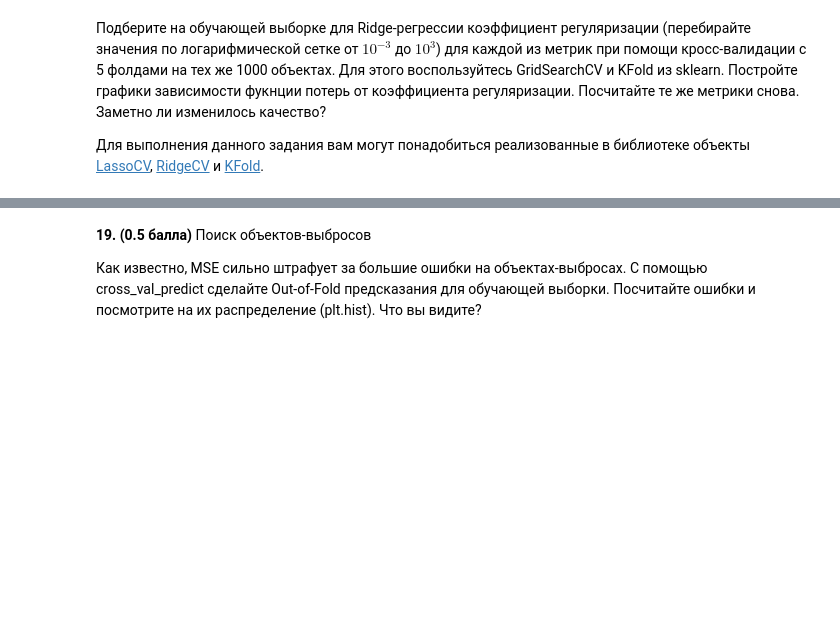
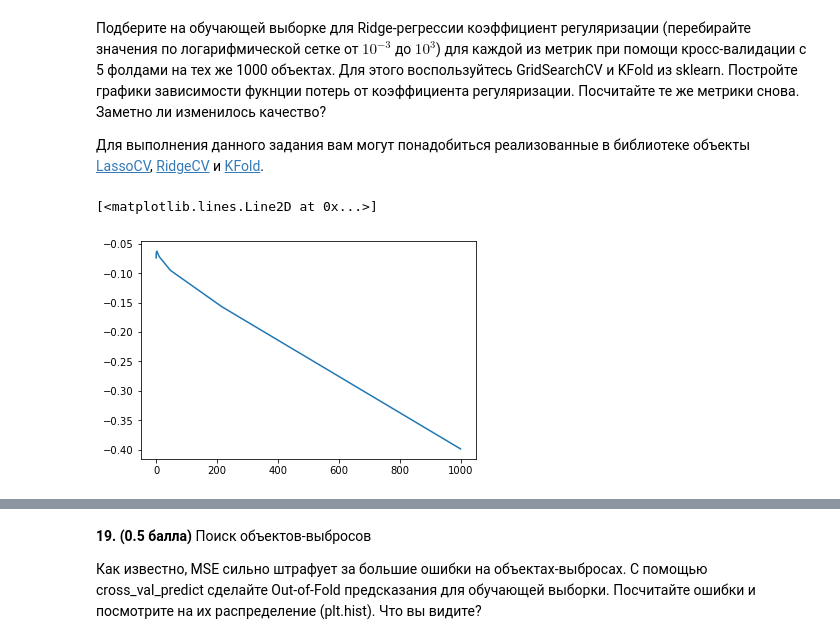
Before and after one commit to Soberjan/MachineLearning2023, a Jupyter notebook: homework-practice-02-linregr.ipynb, the cells around one changed output, grey strips where cells are left out. Saved outputs shown, nothing was run; the diff lists cells and outputs as text; code cells hidden in the pictures; blank space fills up the shorter version.

```diff
--- a/homework-practice-02-linregr.ipynb
+++ b/homework-practice-02-linregr.ipynb
@@ -627,0 +631,10 @@ print(ridge.score(air_test, delay_test))
+# %%
+train_small, delay_small = air_train[0:1000], delay_train[0:1000]
+coefs = np.logspace(-3, 3, 10)
+# %%
+Ridge_reg = GridSearchCV(Ridge(), {"alpha": coefs}, scoring='neg_mean_squared_error',cv=5)
+Ridge_reg.fit(train_small, delay_small)
+plt.plot(coefs, Ridge_reg.cv_results_['mean_test_score'])
+# %% [output]
+[<matplotlib.lines.Line2D at 0x...>]
+[figure, added]
```
Also changed, not shown: parts of 4 cells of this notebook.
